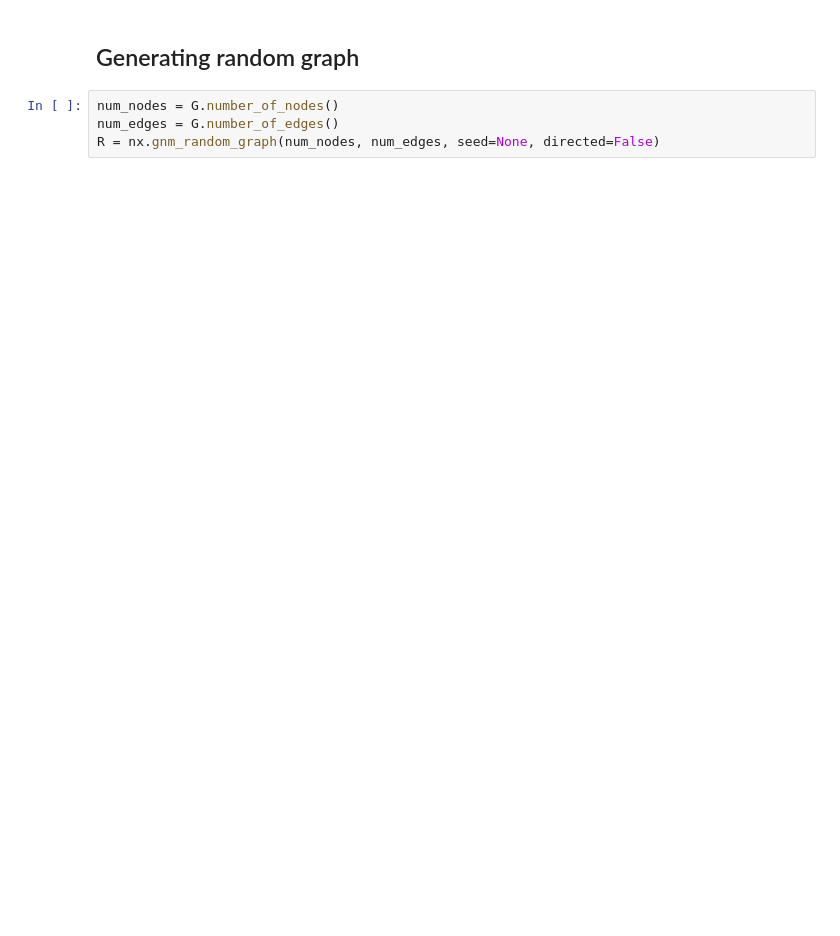
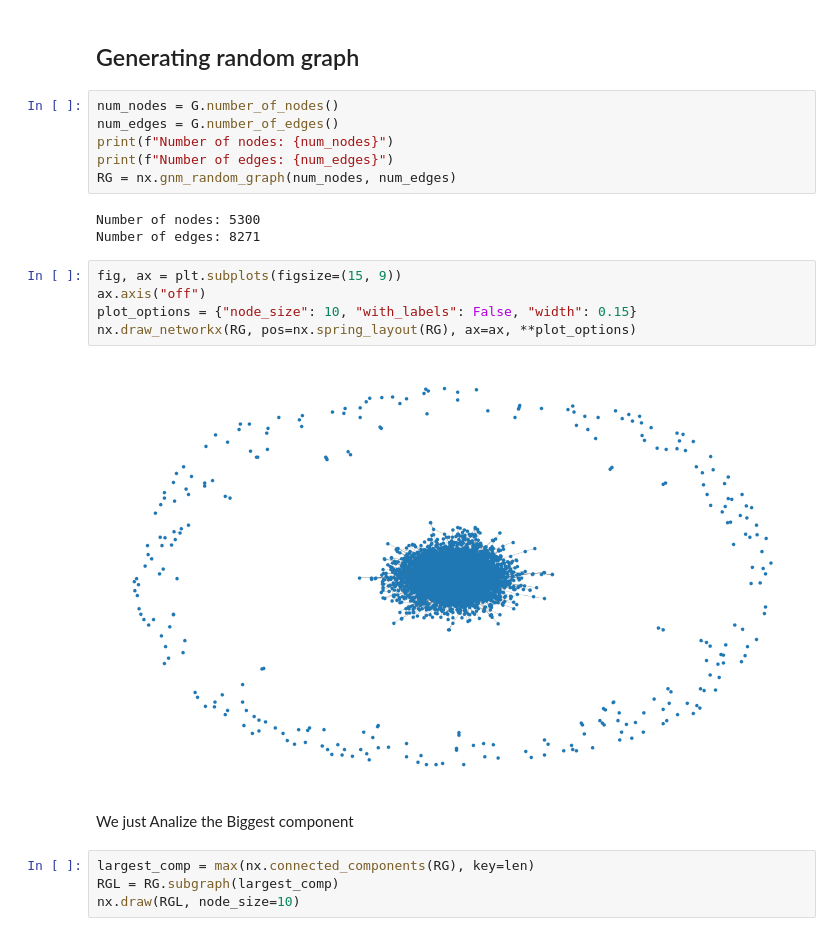
Before and after one commit to luca959/Network_Analysis1, a Jupyter notebook: NA.ipynb, the cells around one changed output. Saved outputs shown, nothing was run; the diff lists cells and outputs as text; blank space fills up the shorter version.

Commit message:
add random graph, starting compute basic measures

```diff
--- a/NA.ipynb
+++ b/NA.ipynb
@@ -207,4 +164,22 @@ plt.show()
 # %%
 num_nodes = G.number_of_nodes()
 num_edges = G.number_of_edges()
-R = nx.gnm_random_graph(num_nodes, num_edges, seed=None, directed=False)
+print(f"Number of nodes: {num_nodes}")
+print(f"Number of edges: {num_edges}")
+RG = nx.gnm_random_graph(num_nodes, num_edges)
+# %% [output]
+Number of nodes: 5300
+Number of edges: 8271
+# %%
+fig, ax = plt.subplots(figsize=(15, 9))
+ax.axis("off")
+plot_options = {"node_size": 10, "with_labels": False, "width": 0.15}
+nx.draw_networkx(RG, pos=nx.spring_layout(RG), ax=ax, **plot_options)
+# %% [output]
+[figure, added]
+# %% [markdown]
+We just Analize the Biggest component
+# %%
+largest_comp = max(nx.connected_components(RG), key=len)
+RGL = RG.subgraph(largest_comp)
+nx.draw(RGL, node_size=10)
```
Also changed, not shown: parts of 17 cells of this notebook.
